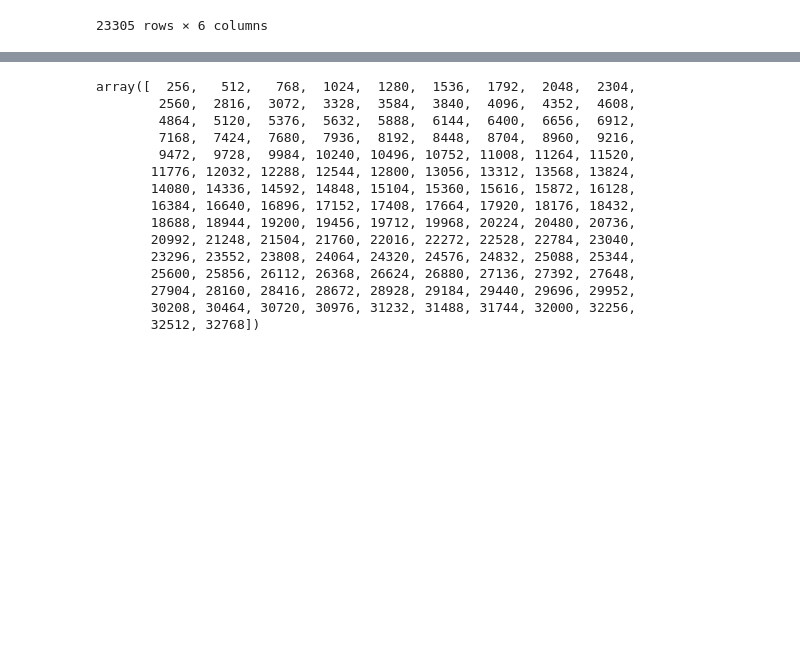
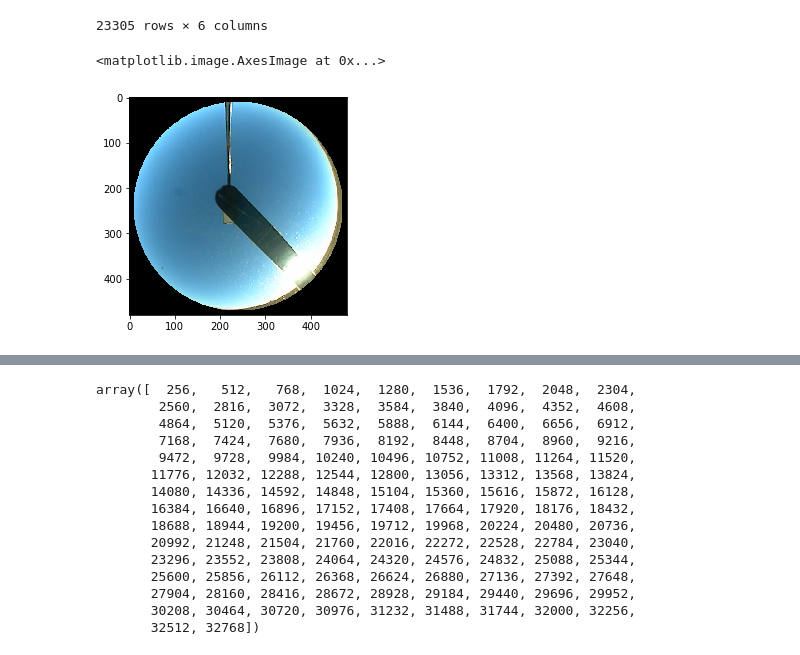
Before and after one commit to djgagne/deepsky, a Jupyter notebook: notebooks/TSI GAN.ipynb, the cells around one changed output, grey strips where cells are left out. Drawn from its saved outputs; the diff is of its cells as text; code cells hidden in the pictures; blank space fills up the shorter version.

```diff
--- a/notebooks/TSI GAN.ipynb
+++ b/notebooks/TSI GAN.ipynb
@@ -49,4 +49,9 @@ tsi_solpos
 | 2014-01-20 23:37:30 | 0.626538 | 89.373462 | 244.683877 | 0.169097 | -11.130007 | 89.830903 |
 | 2014-01-20 23:38:00 | 0.548420 | 89.451580 | 244.758553 | 0.078427 | -11.130106 | 89.921573 |
 23305 rows × 6 columns
+# %%
+plt.imshow(tsi_data["tsi_image"][60])
+# %% [output]
+<matplotlib.image.AxesImage at 0x...>
+[figure, added]
 # %%
```
Also changed, not shown: parts of 30 cells of this notebook.
